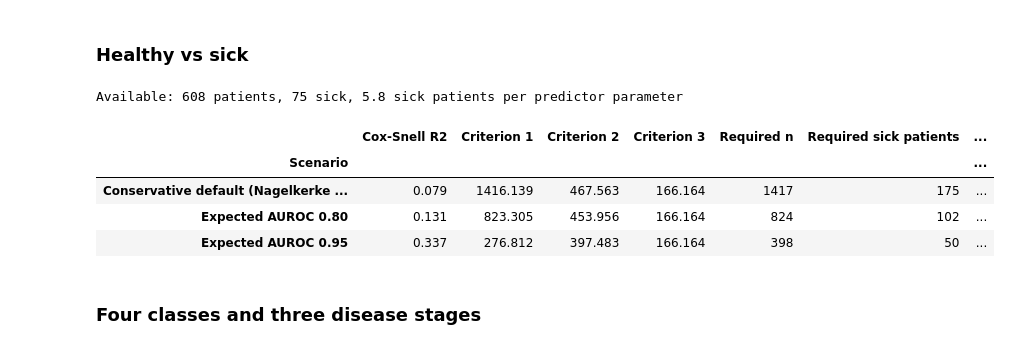
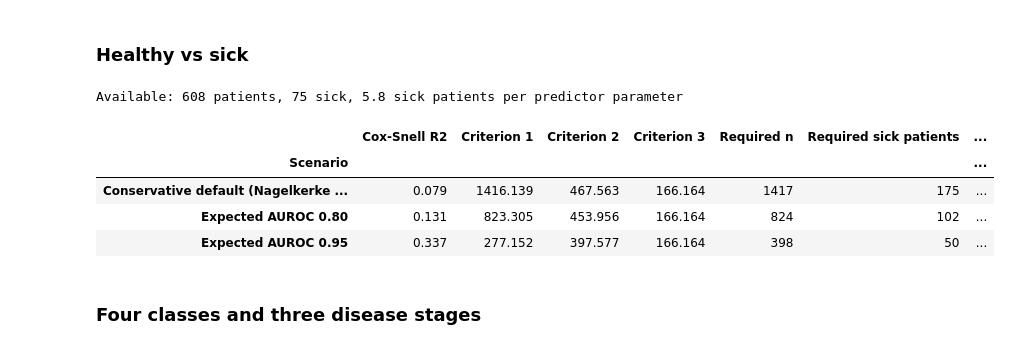
Before and after one commit to omaralhajjaj4-star/hcv-ML-DS-project, a Jupyter notebook: stats.ipynb, the cells around one changed output. Cells and saved outputs as stored; diff of their text form; code cells hidden in the pictures.

```diff
--- a/stats.ipynb
+++ b/stats.ipynb
@@ -420,35 +411,49 @@ def r2_cs_from_auroc(auroc, phi, n=1_000_000, seed=SEED):
 # %% [markdown]
 ### Healthy vs sick
 # %%
-# healthy vs sick: 75 sick patients among 608 (prevalence 0.123).
-# No published AUROC exists for a comparable model in the same population,
-# so the conservative default of Riley et al. (2020) is used: an expected
-# Nagelkerke R-squared of 0.15, i.e. Cox-Snell R-squared = 0.15 x maximum.
-# As a check, the R-squared implied by AUROCs of 0.80 and 0.95 is also used
-n_total, n_sick = 608, 75
-phi = n_sick / n_total
+# healthy vs sick: 75 sick patients among 608, 13 predictor parameters.
+# Largest possible Cox-Snell R-squared for this prevalence
+prevalence = 75 / 608
+log_l_null = (prevalence * np.log(prevalence)
+              + (1 - prevalence) * np.log(1 - prevalence))
+max_r2 = 1 - np.exp(2 * log_l_null)
+
+# no published model exists for this population, so the conservative
+# default of Riley et al. (2020) is used (Nagelkerke R-squared of 0.15,
+# i.e. 15% of the largest possible Cox-Snell R-squared). The values
+# implied by AUROCs of 0.80 and 0.95 are shown as a check
 scenarios = {
-    "Conservative default (Nagelkerke 0.15)": 0.15 * max_r2_cs(phi),
-    "Expected AUROC 0.80": r2_cs_from_auroc(0.80, phi),
-    "Expected AUROC 0.95": r2_cs_from_auroc(0.95, phi),
+    "Conservative default (Nagelkerke 0.15)": 0.15 * max_r2,
+    "Expected AUROC 0.80": r2_from_auroc[0.80],
+    "Expected AUROC 0.95": r2_from_auroc[0.95],
 }
 rows = []
-for name, r2 in scenarios.items():
-    result = riley_binary(phi, r2)
-    rows.append({"Scenario": name, "Cox-Snell R2": round(r2, 3), **result,
-                 "Required sick patients": int(np.ceil(result["Required n"] * phi)),
-                 "Events per predictor needed": round(result["Required n"] * phi / P, 1)})
-binary_size = pd.DataFrame(rows).set_index("Scenario").round(3)
-print(f"Available: {n_total} patients, {n_sick} sick, "
-      f"{n_sick / P:.1f} sick patients per predictor parameter")
-binary_size
+for scenario, r2 in scenarios.items():
+    # criterion 1: expected shrinkage of at least 0.9
+    n1 = 13 / ((0.9 - 1) * np.log(1 - r2 / 0.9))
+    # criterion 2: apparent Nagelkerke R-squared at most 0.05 optimistic
+    shrinkage = r2 / (r2 + 0.05 * max_r2)
+    n2 = 13 / ((shrinkage - 1) * np.log(1 - r2 / shrinkage))
+    # criterion 3: overall risk estimated within +/- 0.05
+    n3 = (norm.ppf(0.975) / 0.05) ** 2 * prevalence * (1 - prevalence)
+    required = int(np.ceil(max(n1, n2, n3)))
+    rows.append({
+        "Scenario": scenario, "Cox-Snell R2": r2,
+        "Criterion 1": n1, "Criterion 2": n2, "Criterion 3": n3,
+        "Required n": required,
+        "Required sick patients": int(np.ceil(required * prevalence)),
+        "Events per predictor needed": required * prevalence / 13,
+    })
+print("Available: 608 patients, 75 sick, "
+      f"{75 / 13:.1f} sick patients per predictor parameter")
+pd.DataFrame(rows).set_index("Scenario").round(3)
 # %% [output]
 Available: 608 patients, 75 sick, 5.8 sick patients per predictor parameter
 |  | Cox-Snell R2 | Criterion 1 | Criterion 2 | Criterion 3 | Required n | Required sick patients | ... |
 | Scenario |  |  |  |  |  |  | ... |
 | Conservative default (Nagelkerke ... | 0.079 | 1416.139 | 467.563 | 166.164 | 1417 | 175 | ... |
 | Expected AUROC 0.80 | 0.131 | 823.305 | 453.956 | 166.164 | 824 | 102 | ... |
-| Expected AUROC 0.95 | 0.337 | 276.812 | 397.483 | 166.164 | 398 | 50 | ... |
+| Expected AUROC 0.95 | 0.337 | 277.152 | 397.577 | 166.164 | 398 | 50 | ... |
 # %% [markdown]
 ### Four classes and three disease stages
 # %%
```
Also changed, not shown: parts of 3 cells of this notebook, 8 other files.
